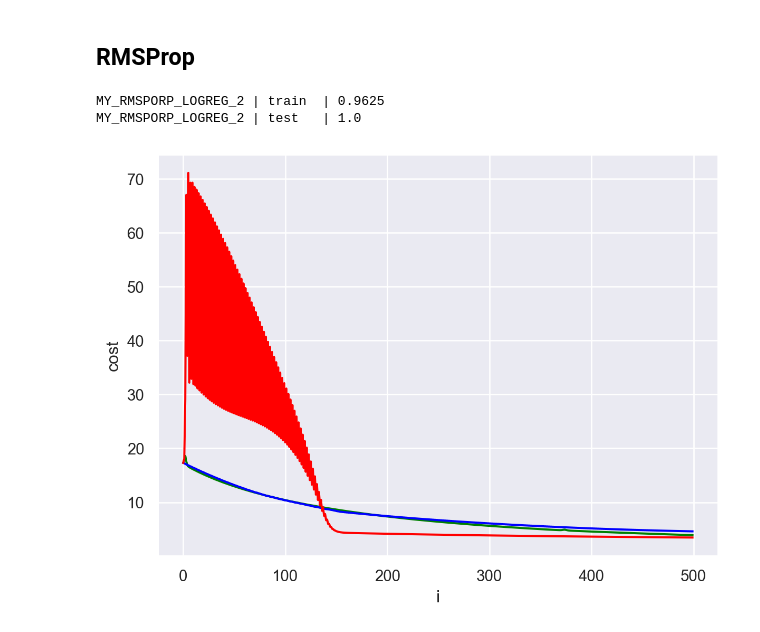
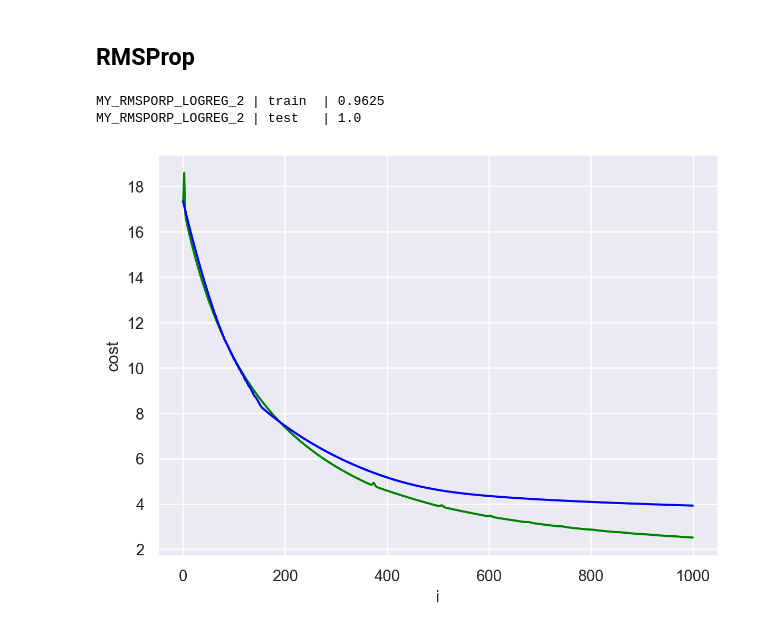
Before and after one commit to yakimanskiyav/netology_feml, a Jupyter notebook: MyLogReg.ipynb, the cells around one changed output. Cells and saved outputs as stored; diff of their text form; code cells hidden in the pictures.

```diff
--- a/MyLogReg.ipynb
+++ b/MyLogReg.ipynb
@@ -50,7 +50,7 @@ def print_accuracy(model_name, model):
 # %%
 # Для быстрой настройки параметров во всех моделях
 
-N_EPOCS=500
+N_EPOCS=1000
 LEARNING_RATE=1/100
 # %% [markdown]
 ## Референс
@@ -226,36 +238,36 @@ class MyRMSPropLogisticRegresion(BaseEstimator):
         return self
 
     def predict(self, X):
         predictions = self._sigmoid( np.dot(X, self.W.T) + self.b )
         return np.round(predictions)
 
     def predict_proba(self, X):
         predictions = self._sigmoid( np.dot(X, self.W.T) + self.b )
         return predictions
 
 my_pipliene = make_pipeline(
    MyRMSPropLogisticRegresion(max_iters=N_EPOCS, tol=LEARNING_RATE, decay=0.01)
 )
 my_pipliene.fit(X, y)
 
 print_accuracy('MY_RMSPORP_LOGREG_2', my_pipliene)
 
-MY_RMSPORP_LOGREG_2_iterations = pd.DataFrame(my_pipliene.steps[0][1].fit_iterations_)
+MY_RMSPORP_LOGREG_SMAL_DECAY_log = pd.DataFrame(my_pipliene.steps[0][1].fit_iterations_)
 #print(iterations)
 
 rms_big_decay = make_pipeline(
    MyRMSPropLogisticRegresion(max_iters=N_EPOCS, tol=LEARNING_RATE, decay=0.99)
 )
 rms_big_decay.fit(X, y)
-MY_RMSPORP_LOGREG_BIG_DECAY_iterations = pd.DataFrame(rms_big_decay.steps[0][1].fit_iterations_)
+MY_RMSPORP_LOGREG_BIG_DECAY_log = pd.DataFrame(rms_big_decay.steps[0][1].fit_iterations_)
+
 
 (
     so.Plot()
-        .add(so.Lines(color='green'), data=MY_RMSPORP_LOGREG_BIG_DECAY_iterations, y='cost', x = 'i'  )
-        .add(so.Lines(color='blue'),  data=MY_RMSPORP_LOGREG_2_iterations,         y='cost', x = 'i'  )
-        .add(so.Lines(color='red'),   data=MY_LOGREG_1_iterations,                 y='cost', x = 'i'  )
+        .add(so.Lines(color='green'), data=MY_RMSPORP_LOGREG_BIG_DECAY_log,  y='cost', x = 'i'  )
+        .add(so.Lines(color='blue'),  data=MY_RMSPORP_LOGREG_SMAL_DECAY_log, y='cost', x = 'i'  )
 )
 # %% [output]
 MY_RMSPORP_LOGREG_2 | train  | 0.9625
 MY_RMSPORP_LOGREG_2 | test   | 1.0
-[figure, old version]
+[figure, new version]
```
Also changed, not shown: parts of 6 cells of this notebook.
